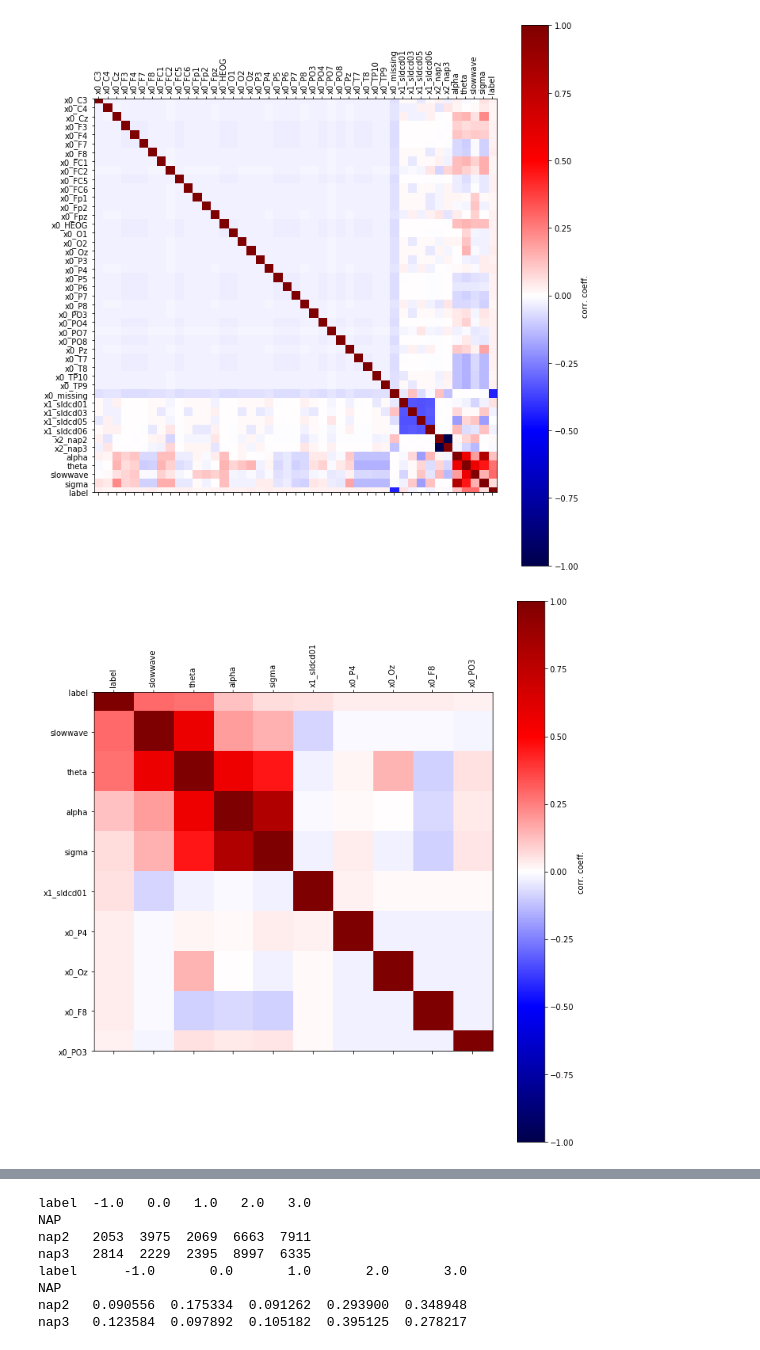
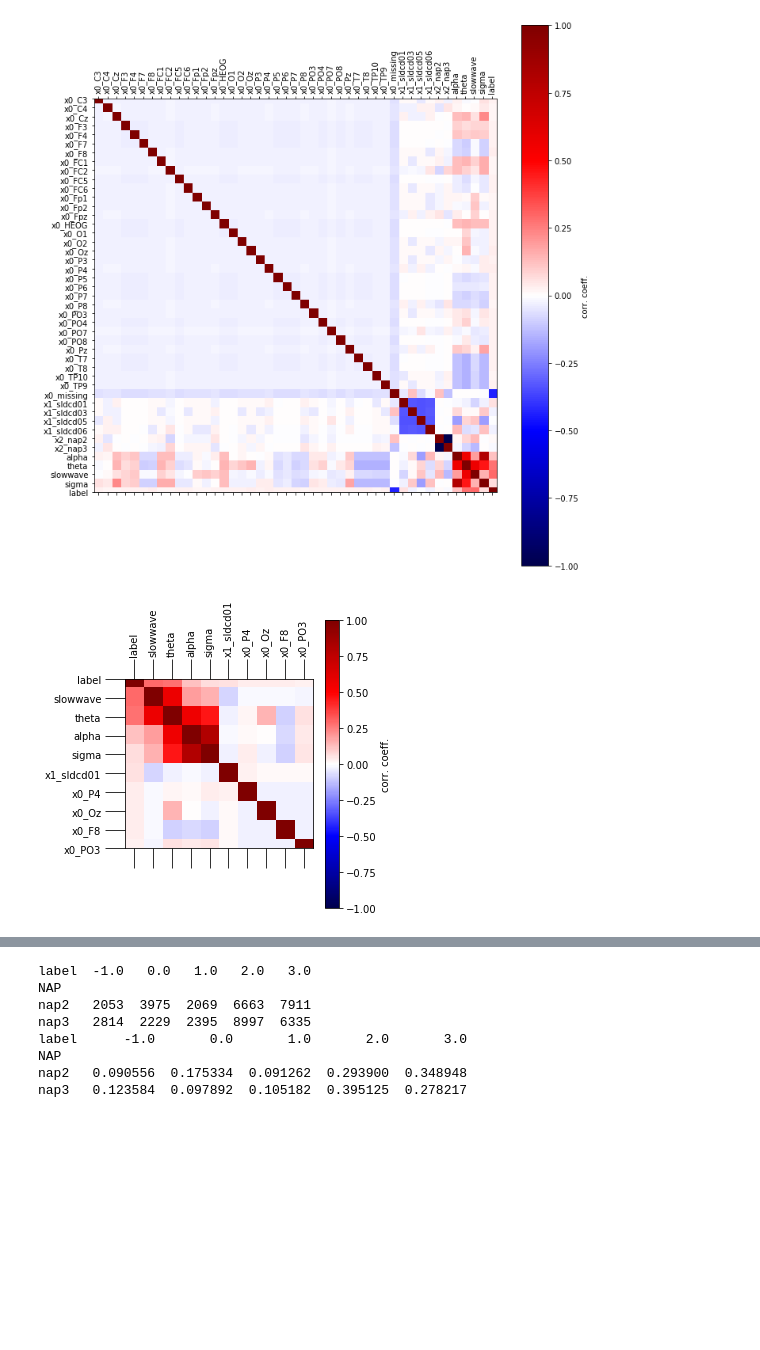
Before and after one commit to zhiyanwang27/decoding_sleep, a Jupyter notebook: src/EDA.ipynb, the cells around one changed output, grey strips where cells are left out. Cells and saved outputs as stored; diff of their text form; code cells hidden in the pictures; blank space fills up the shorter version.

```diff
--- a/src/EDA.ipynb
+++ b/src/EDA.ipynb
@@ -24,19 +28,20 @@ plt.show()
 # %%
 corrmat = df_preprocessed.corr()
 #print(df_preprocessed.columns)
 all_cols = corrmat.sort_values('label',ascending=False)['label'].index
 cols = all_cols[:10] # positively correlated features
 
 cm = corrmat.loc[cols,cols]
 
-plt.figure(figsize=(10,10))
+plt.figure(figsize=(5,5))
 plt.matshow(cm,vmin=-1,vmax=1,cmap='seismic',fignum=0)
 plt.colorbar(label='corr. coeff.')
 plt.xticks(np.arange(cm.shape[0]),list(cols),rotation=90)
 plt.yticks(np.arange(cm.shape[0]),list(cols))
+plt.tick_params(size = 20)
 plt.tight_layout()
 plt.savefig('../figures/corr_coeff_dummies_poscorr.png',dpi=300)
 plt.show()
 # %% [output]
-[figure, old version]
+[figure, new version]
 # %%
```
Also changed, not shown: parts of 9 cells of this notebook, 12 other files.
